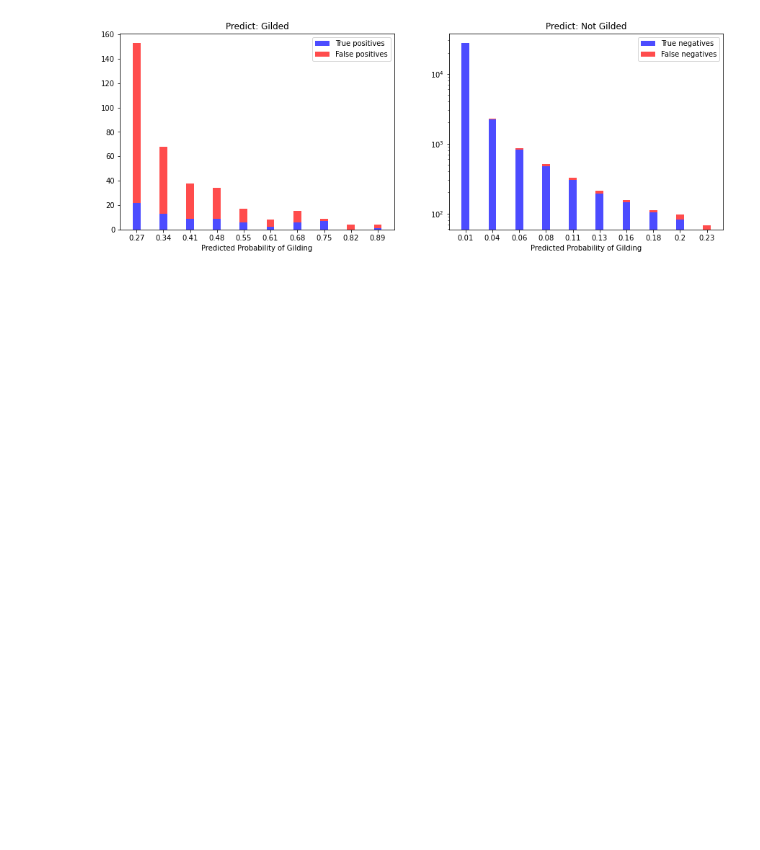
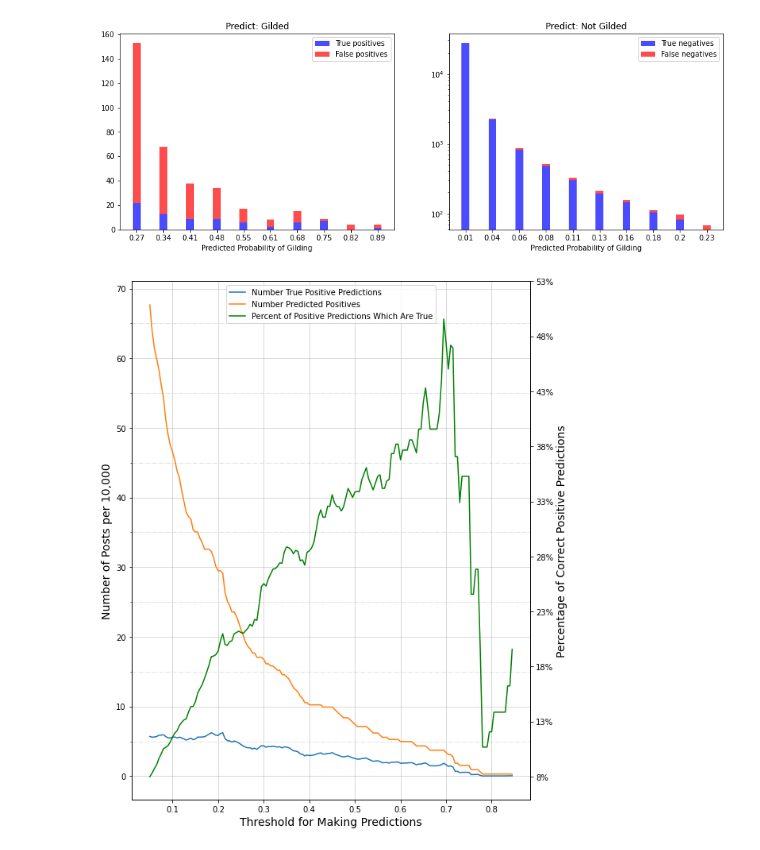
Before and after one commit to DillonNMorse/Reddit_Award_Predictor, a Jupyter notebook: train_model/Model_Testing.ipynb, the cells around one changed output. Saved outputs shown, nothing was run; the diff lists cells and outputs as text; code cells hidden in the pictures; blank space fills up the shorter version.

Commit message:
Evaluate model results with visualizations

```diff
--- a/train_model/Model_Testing.ipynb
+++ b/train_model/Model_Testing.ipynb
@@ -332,0 +354,36 @@ plt.show()
+# %%
+fig, ax = plt.subplots(1,1, figsize = (9,12))
+
+pl1 = ax.plot(precision_recall_scores['thresh'],
+              precision_recall_scores['num_true_pos'],
+              label = 'Number True Positive Predictions'
+             )
+pl2 = ax.plot(precision_recall_scores['thresh'],
+              precision_recall_scores['num_predicted'],
+              label = 'Number Predicted Positives'
+             )
+ax.set_xlabel('Threshold for Making Predictions', fontsize = 14)
+ax.set_ylabel('Number of Posts per 10,000', fontsize = 14)
+ax.set_yticks(np.arange(0,70,5), minor=True)
+
+ax2 = ax.twinx()
+ratio = precision_recall_scores['num_true_pos']/precision_recall_scores['num_predicted']*100
+pl3 = ax2.plot(precision_recall_scores['thresh'],
+               ratio,
+               c = 'green',
+               label = 'Percent of Positive Predictions Which Are True'
+              )
+ratio_ticks = np.arange(ratio.min(), ratio.max()+5, 5)
+ratio_tick_labels = ['{:.0f}%'.format(x) for x in ratio_ticks]
+ax2.set_yticks(ratio_ticks)
+ax2.set_yticklabels(ratio_tick_labels)
+ax2.set_ylabel('Percentage of Correct Positive Predictions', fontsize = 14)
+
+plts = pl1 + pl2 + pl3
+labels = [pl.get_label() for pl in plts]
+ax.legend(plts, labels, loc=9)
+ax.grid(b=True, alpha = 0.6, which = 'major')
+ax.grid(b=True, alpha = 0.5, which = 'minor', linestyle = '-.')
+plt.show()
+# %% [output]
+[figure, added]
```
Also changed, not shown: parts of 9 cells of this notebook.
